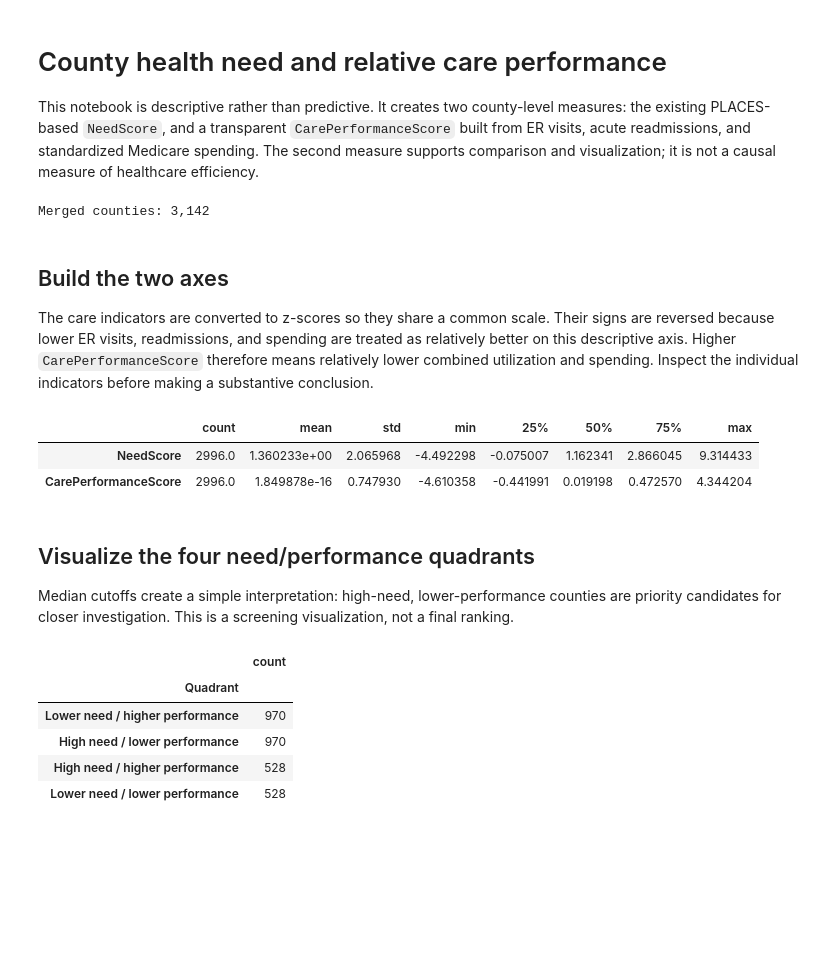
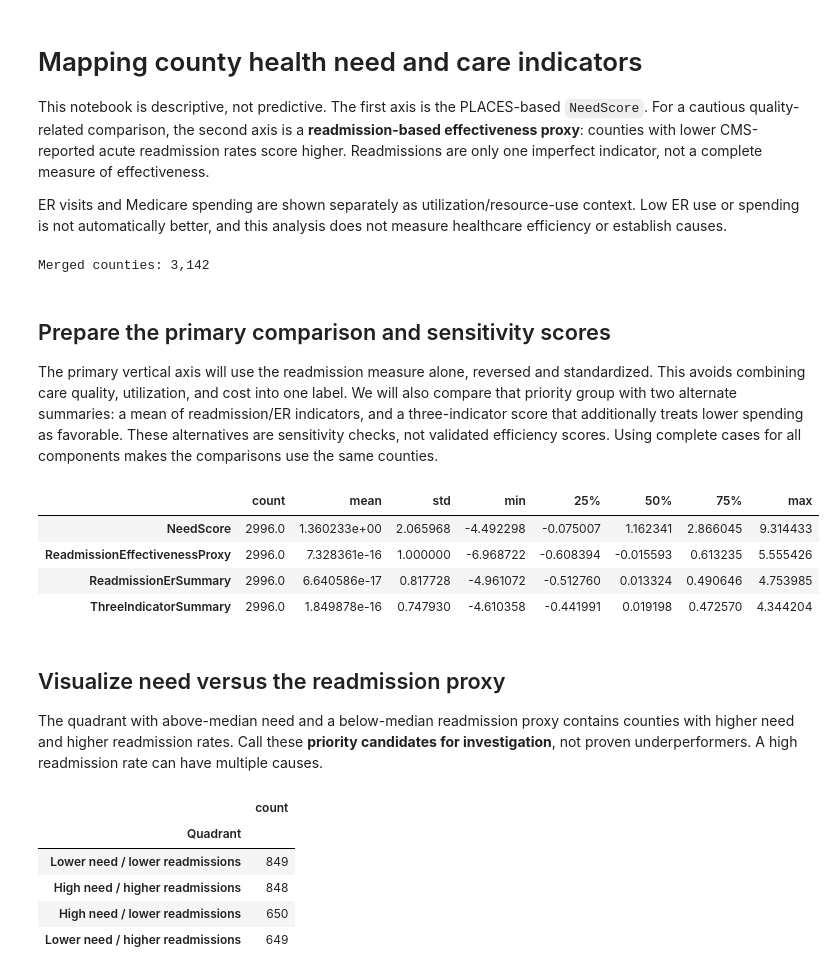
Before and after one commit to jho-code/Portfolio, a Jupyter notebook: projects/healthcare-access/notebooks/04_merge_analysis.ipynb, the cells around one changed output. Cells and saved outputs as stored; diff of their text form; code cells hidden in the pictures; blank space fills up the shorter version.

```diff
--- a/projects/healthcare-access/notebooks/04_merge_analysis.ipynb
+++ b/projects/healthcare-access/notebooks/04_merge_analysis.ipynb
@@ -1,7 +1,9 @@
 # %% [markdown]
-# County health need and relative care performance
+# Mapping county health need and care indicators
 
-This notebook is descriptive rather than predictive. It creates two county-level measures: the existing PLACES-based `NeedScore`, and a transparent `CarePerformanceScore` built from ER visits, acute readmissions, and standardized Medicare spending. The second measure supports comparison and visualization; it is not a causal measure of healthcare efficiency.
+This notebook is descriptive, not predictive. The first axis is the PLACES-based `NeedScore`. For a cautious quality-related comparison, the second axis is a **readmission-based effectiveness proxy**: counties with lower CMS-reported acute readmission rates score higher. Readmissions are only one imperfect indicator, not a complete measure of effectiveness.
+
+ER visits and Medicare spending are shown separately as utilization/resource-use context. Low ER use or spending is not automatically better, and this analysis does not measure healthcare efficiency or establish causes.
 # %%
 from pathlib import Path
 
@@ -47,59 +49,69 @@ print(f"Merged counties: {len(analysis_df):,}")
 # %% [output]
 Merged counties: 3,142
 # %% [markdown]
-## Build the two axes
+## Prepare the primary comparison and sensitivity scores
 
-The care indicators are converted to z-scores so they share a common scale. Their signs are reversed because lower ER visits, readmissions, and spending are treated as relatively better on this descriptive axis. Higher `CarePerformanceScore` therefore means relatively lower combined utilization and spending. Inspect the individual indicators before making a substantive conclusion.
+The primary vertical axis will use the readmission measure alone, reversed and standardized. This avoids combining care quality, utilization, and cost into one label. We will also compare that priority group with two alternate summaries: a mean of readmission/ER indicators, and a three-indicator score that additionally treats lower spending as favorable. These alternatives are sensitivity checks, not validated efficiency scores. Using complete cases for all components makes the comparisons use the same counties.
 # %%
 care_indicators = [
     "ER_VISITS_PER_1000_BENES",
     "ACUTE_HOSP_READMSN_PCT",
     "TOT_MDCR_STDZD_PYMT_PC",
 ]
 score_df = analysis_df[
     ["StateAbbr", "CountyName", "CountyFIPS", "total_population", "NeedScore"]
     + care_indicators
 ].dropna().copy()
 
 for column in care_indicators:
     score_df[f"{column}_z"] = (
         score_df[column] - score_df[column].mean()
     ) / score_df[column].std()
 
-score_df["CarePerformanceScore"] = score_df[
+score_df["ReadmissionEffectivenessProxy"] = -score_df["ACUTE_HOSP_READMSN_PCT_z"]
+score_df["ReadmissionErSummary"] = -score_df[
+    ["ACUTE_HOSP_READMSN_PCT_z", "ER_VISITS_PER_1000_BENES_z"]
+].mean(axis=1)
+score_df["ThreeIndicatorSummary"] = -score_df[
     [f"{column}_z" for column in care_indicators]
-].mul(-1).mean(axis=1)
-score_df[["NeedScore", "CarePerformanceScore"]].describe().T
+].mean(axis=1)
+
+score_df[[
+    "NeedScore", "ReadmissionEffectivenessProxy",
+    "ReadmissionErSummary", "ThreeIndicatorSummary",
+]].describe().T
 # %% [output]
 |  | count | mean | std | min | 25% | 50% | 75% | max |
 | NeedScore | 2996.0 | 1.360233e+00 | 2.065968 | -4.492298 | -0.075007 | 1.162341 | 2.866045 | 9.314433 |
-| CarePerformanceScore | 2996.0 | 1.849878e-16 | 0.747930 | -4.610358 | -0.441991 | 0.019198 | 0.472570 | 4.344204 |
+| ReadmissionEffectivenessProxy | 2996.0 | 7.328361e-16 | 1.000000 | -6.968722 | -0.608394 | -0.015593 | 0.613235 | 5.555426 |
+| ReadmissionErSummary | 2996.0 | 6.640586e-17 | 0.817728 | -4.961072 | -0.512760 | 0.013324 | 0.490646 | 4.753985 |
+| ThreeIndicatorSummary | 2996.0 | 1.849878e-16 | 0.747930 | -4.610358 | -0.441991 | 0.019198 | 0.472570 | 4.344204 |
 # %% [markdown]
-## Visualize the four need/performance quadrants
+## Visualize need versus the readmission proxy
 
-Median cutoffs create a simple interpretation: high-need, lower-performance counties are priority candidates for closer investigation. This is a screening visualization, not a final ranking.
+The quadrant with above-median need and a below-median readmission proxy contains counties with higher need and higher readmission rates. Call these **priority candidates for investigation**, not proven underperformers. A high readmission rate can have multiple causes.
 # %%
 need_cutoff = score_df["NeedScore"].median()
-performance_cutoff = score_df["CarePerformanceScore"].median()
+performance_cutoff = score_df["ReadmissionEffectivenessProxy"].median()
 
 def assign_quadrant(row):
     high_need = row["NeedScore"] >= need_cutoff
-    high_performance = row["CarePerformanceScore"] >= performance_cutoff
-    if high_need and not high_performance:
-        return "High need / lower performance"
-    if high_need and high_performance:
-        return "High need / higher performance"
-    if not high_need and high_performance:
-        return "Lower need / higher performance"
-    return "Lower need / lower performance"
+    higher_readmission_proxy = row["ReadmissionEffectivenessProxy"] >= performance_cutoff
+    if high_need and not higher_readmission_proxy:
+        return "High need / higher readmissions"
+    if high_need and higher_readmission_proxy:
+        return "High need / lower readmissions"
+    if not high_need and higher_readmission_proxy:
+        return "Lower need / lower readmissions"
+    return "Lower need / higher readmissions"
 
 score_df["Quadrant"] = score_df.apply(assign_quadrant, axis=1)
-score_df["Priority"] = score_df["Quadrant"].eq("High need / lower performance")
+score_df["Priority"] = score_df["Quadrant"].eq("High need / higher readmissions")
 score_df["Quadrant"].value_counts().to_frame("count")
 # %% [output]
 |  | count |
 | Quadrant |  |
-| Lower need / higher performance | 970 |
-| High need / lower performance | 970 |
-| High need / higher performance | 528 |
-| Lower need / lower performance | 528 |
+| Lower need / lower readmissions | 849 |
+| High need / higher readmissions | 848 |
+| High need / lower readmissions | 650 |
+| Lower need / higher readmissions | 649 |
```
Also changed, not shown: parts of 9 cells of this notebook, 1 other file.
